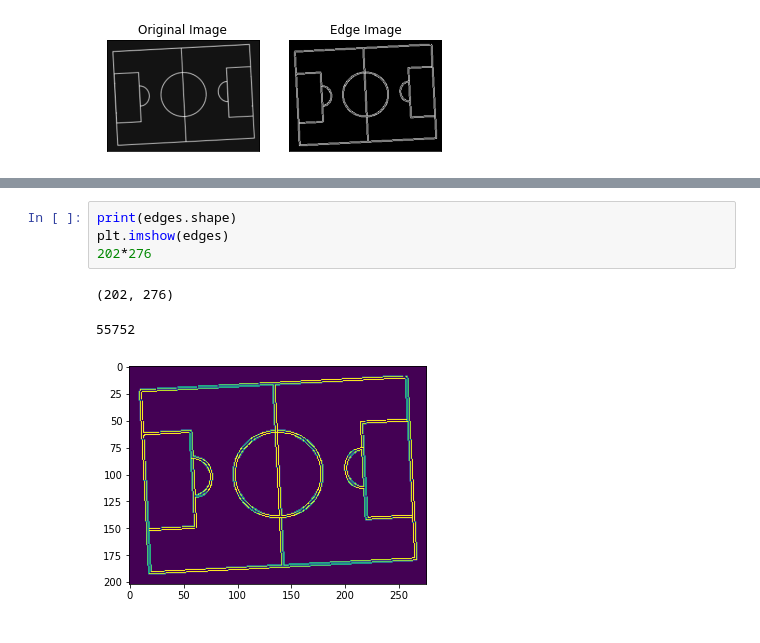
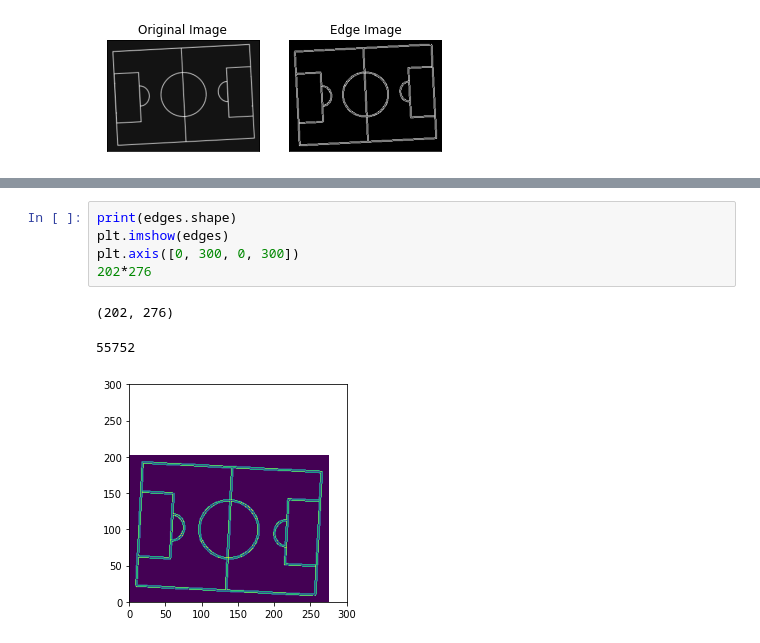
Before and after one commit to jmartinezmattos/computerVision, a Jupyter notebook: ejercicio1/ejercicio1.ipynb, the cells around one changed output, grey strips where cells are left out. Drawn from its saved outputs; the diff is of its cells as text.

```diff
--- a/ejercicio1/ejercicio1.ipynb
+++ b/ejercicio1/ejercicio1.ipynb
@@ -40,8 +47,9 @@ cv2.destroyAllWindows()
 # %%
 print(edges.shape)
 plt.imshow(edges)
+plt.axis([0, 300, 0, 300])
 202*276
 # %% [output]
 (202, 276)
 55752
-[figure, old version]
+[figure, new version]
```
Also changed, not shown: parts of 14 cells of this notebook, 2 other files.
